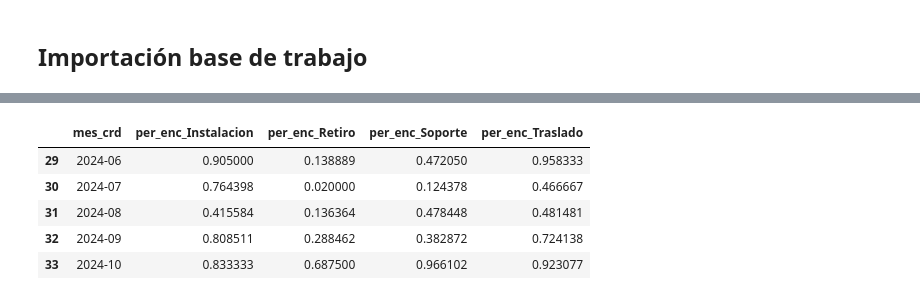
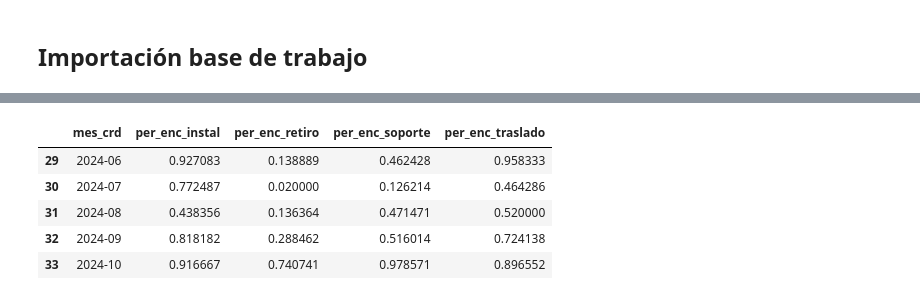
Before and after one commit to juliandiazparra/reduc_serv_times, a Jupyter notebook: 2. setup_working_summary_mes.ipynb, the cells around one changed output, grey strips where cells are left out. Cells and saved outputs as stored; diff of their text form; code cells hidden in the pictures.

```diff
--- a/2. setup_working_summary_mes.ipynb
+++ b/2. setup_working_summary_mes.ipynb
@@ -71,0 +77,3 @@ working_data.loc[working_data['cat_tecnico']==1].groupby('mes_crd','radio','cate
+# %%
+mask_tecnico=working_data['categoria'].isin(['instal','soporte','retiro','traslado','mantenimiento'])
+working_data.loc[mask_tecnico]
@@ -162,37 +184,37 @@ summary_fibra_radio.tail()
 # %%
 summary_encuesta_cat=working_data.loc[
-    working_data['cat_tecnico']==1
+    mask_tecnico
 ].groupby([
     'mes_crd','categoria'
 ]).agg(num_tickets=(
     'id_ticket','nunique'),
        encuesta=(
            'encuesta','sum')).reset_index().pivot(
     columns='categoria',
     index='mes_crd',values=[
         'num_tickets',
         'encuesta']).reset_index()
 
-for i in ['Instalacion','Retiro','Soporte','Traslado']:
+for i in ['instal','retiro','soporte','traslado']:
     summary_encuesta_cat.loc[
         :,'per_enc_'+i]=summary_encuesta_cat[
         ('encuesta',i)]/summary_encuesta_cat[
         ('num_tickets',i)]
 summary_encuesta_cat=summary_encuesta_cat.iloc[:,np.r_[0,-4:0]]
 
 nombre_columnas=[]
 for i, x in enumerate(list(summary_encuesta_cat.columns)):
     nombre_columnas.append(x[0])
 
 summary_encuesta_cat.columns=nombre_columnas
 summary_encuesta_cat.tail()
 # %% [output]
-|  | mes_crd | per_enc_Instalacion | per_enc_Retiro | per_enc_Soporte | per_enc_Traslado |
-| 29 | 2024-06 | 0.905000 | 0.138889 | 0.472050 | 0.958333 |
-| 30 | 2024-07 | 0.764398 | 0.020000 | 0.124378 | 0.466667 |
-| 31 | 2024-08 | 0.415584 | 0.136364 | 0.478448 | 0.481481 |
-| 32 | 2024-09 | 0.808511 | 0.288462 | 0.382872 | 0.724138 |
-| 33 | 2024-10 | 0.833333 | 0.687500 | 0.966102 | 0.923077 |
+|  | mes_crd | per_enc_instal | per_enc_retiro | per_enc_soporte | per_enc_traslado |
+| 29 | 2024-06 | 0.927083 | 0.138889 | 0.462428 | 0.958333 |
+| 30 | 2024-07 | 0.772487 | 0.020000 | 0.126214 | 0.464286 |
+| 31 | 2024-08 | 0.438356 | 0.136364 | 0.471471 | 0.520000 |
+| 32 | 2024-09 | 0.818182 | 0.288462 | 0.516014 | 0.724138 |
+| 33 | 2024-10 | 0.916667 | 0.740741 | 0.978571 | 0.896552 |
 # %%
 for i in [summary_int_tv,summary_fibra_radio,summary_res_emp,]:
     nombres_columnas=[]
```
Also changed, not shown: parts of 9 cells of this notebook.
